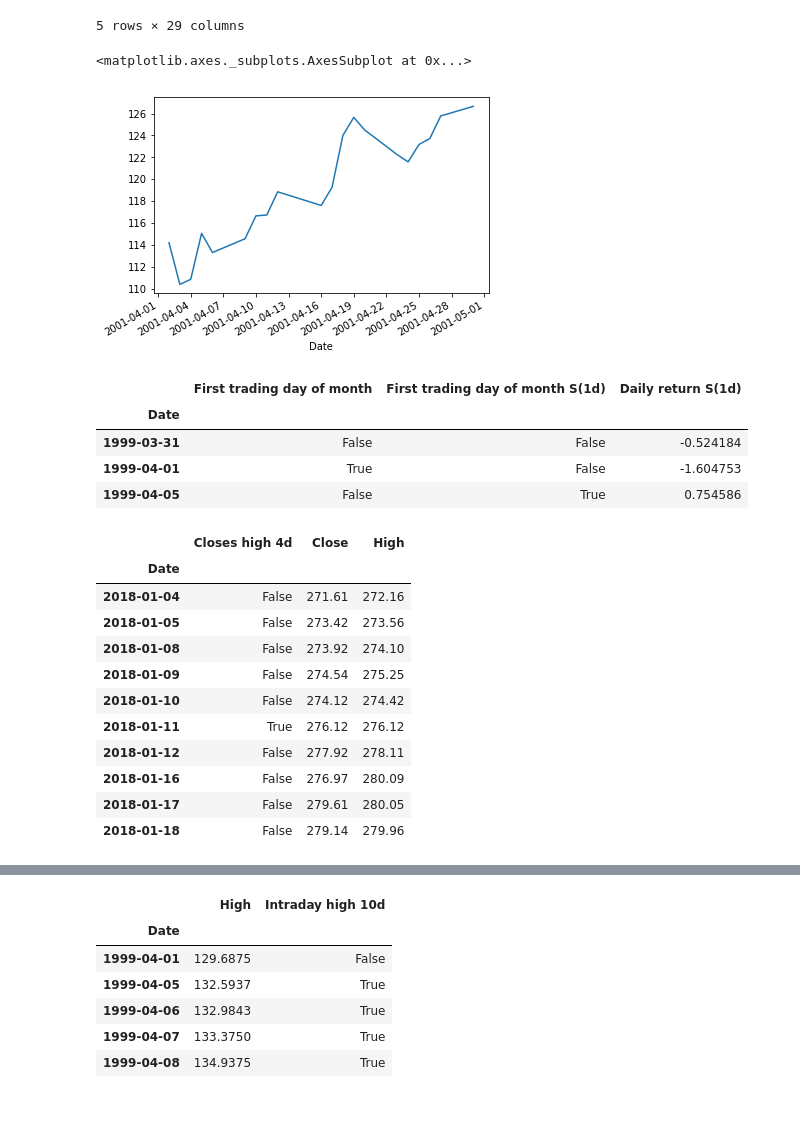
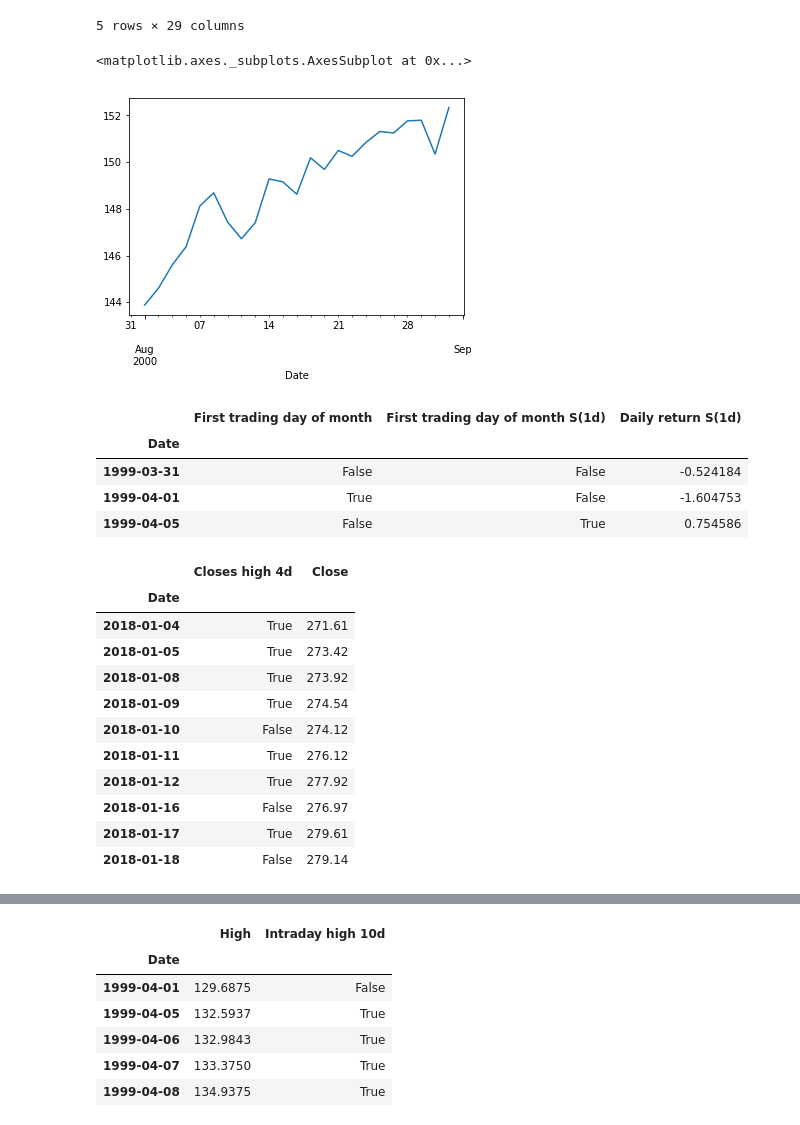
Before and after one commit to minimalgeek/DeepLearning, a Jupyter notebook: Stock/notebooks/RH/04_RH_features.ipynb, the cells around one changed output, grey strips where cells are left out. Drawn from its saved outputs; the diff is of its cells as text; code cells hidden in the pictures.

```diff
--- a/Stock/notebooks/RH/04_RH_features.ipynb
+++ b/Stock/notebooks/RH/04_RH_features.ipynb
@@ -224,8 +224,8 @@ data[data['Highest closing price of the month'] == True].head()
 | 2001-04-30 | 126.4500 | 127.2700 | 124.6700 | 126.6600 | 10766900 | Mon | 4 | True | ... |
 5 rows × 29 columns
 # %%
-C['2001-04'].plot()
+C['2000-08'].plot()
 # %% [output]
 <matplotlib.axes._subplots.AxesSubplot at 0x...>
-[figure, old version]
+[figure, new version]
 # %%
@@ -255,16 +255,16 @@ data['Closes high 4d'] = H.rolling(4).max() == C
 # %%
-data[['Closes high 4d', 'Close', 'High']].tail(10)
+data[['Closes high 4d', 'Close']].tail(10)
 # %% [output]
-|  | Closes high 4d | Close | High |
-| Date |  |  |  |
-| 2018-01-04 | False | 271.61 | 272.16 |
-| 2018-01-05 | False | 273.42 | 273.56 |
-| 2018-01-08 | False | 273.92 | 274.10 |
-| 2018-01-09 | False | 274.54 | 275.25 |
-| 2018-01-10 | False | 274.12 | 274.42 |
-| 2018-01-11 | True | 276.12 | 276.12 |
-| 2018-01-12 | False | 277.92 | 278.11 |
-| 2018-01-16 | False | 276.97 | 280.09 |
-| 2018-01-17 | False | 279.61 | 280.05 |
-| 2018-01-18 | False | 279.14 | 279.96 |
+|  | Closes high 4d | Close |
+| Date |  |  |
+| 2018-01-04 | True | 271.61 |
+| 2018-01-05 | True | 273.42 |
+| 2018-01-08 | True | 273.92 |
+| 2018-01-09 | True | 274.54 |
+| 2018-01-10 | False | 274.12 |
+| 2018-01-11 | True | 276.12 |
+| 2018-01-12 | True | 277.92 |
+| 2018-01-16 | False | 276.97 |
+| 2018-01-17 | True | 279.61 |
+| 2018-01-18 | False | 279.14 |
 # %%
```
Also changed, not shown: parts of 31 cells of this notebook, 1 other file.
